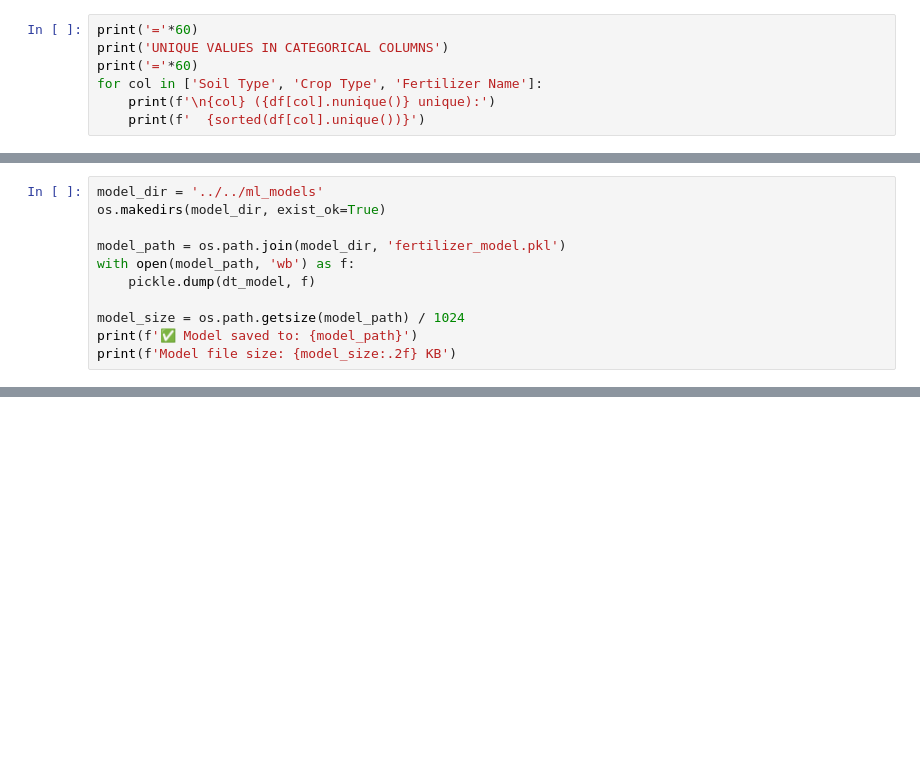
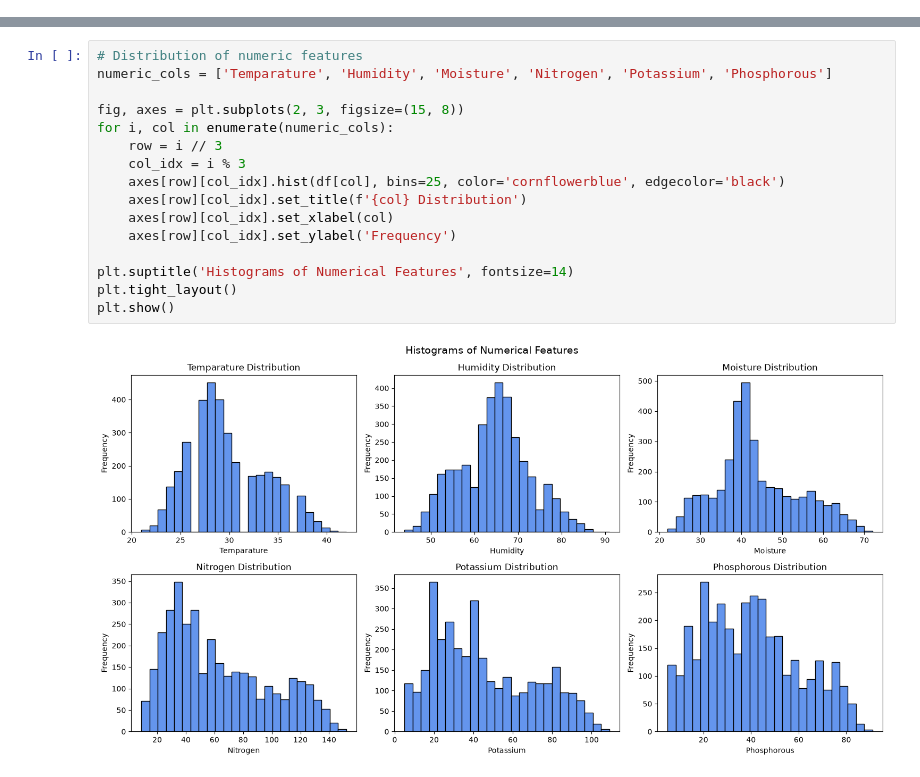
Before and after one commit to ruthwikreddy07/Krishik-AI, a Jupyter notebook: ml_training/fertilizer_recommendation/train_fertilizer_recommendation.ipynb, the cells around one changed output, grey strips where cells are left out. Drawn from its saved outputs; the diff is of its cells as text; blank space fills up the shorter version.

```diff
--- a/ml_training/fertilizer_recommendation/train_fertilizer_recommendation.ipynb
+++ b/ml_training/fertilizer_recommendation/train_fertilizer_recommendation.ipynb
@@ -111,7 +0,0 @@ STATISTICAL SUMMARY (Numerical Features)
-# %%
-print('='*60)
-print('UNIQUE VALUES IN CATEGORICAL COLUMNS')
-print('='*60)
-for col in ['Soil Type', 'Crop Type', 'Fertilizer Name']:
-    print(f'\n{col} ({df[col].nunique()} unique):')
-    print(f'  {sorted(df[col].unique())}')
@@ -490,11 +0,0 @@ plt.show()
-# %%
-model_dir = '../../ml_models'
-os.makedirs(model_dir, exist_ok=True)
-
-model_path = os.path.join(model_dir, 'fertilizer_model.pkl')
-with open(model_path, 'wb') as f:
-    pickle.dump(dt_model, f)
-
-model_size = os.path.getsize(model_path) / 1024
-print(f'✅ Model saved to: {model_path}')
-print(f'Model file size: {model_size:.2f} KB')
@@ -558,0 +120,18 @@ The saved model (`fertilizer_model.pkl`) is used by the FastAPI backend to serve
+# %%
+# Distribution of numeric features
+numeric_cols = ['Temparature', 'Humidity', 'Moisture', 'Nitrogen', 'Potassium', 'Phosphorous']
+
+fig, axes = plt.subplots(2, 3, figsize=(15, 8))
+for i, col in enumerate(numeric_cols):
+    row = i // 3
+    col_idx = i % 3
+    axes[row][col_idx].hist(df[col], bins=25, color='cornflowerblue', edgecolor='black')
+    axes[row][col_idx].set_title(f'{col} Distribution')
+    axes[row][col_idx].set_xlabel(col)
+    axes[row][col_idx].set_ylabel('Frequency')
+
+plt.suptitle('Histograms of Numerical Features', fontsize=14)
+plt.tight_layout()
+plt.show()
+# %% [output]
+[figure, added]
```
Also changed, not shown: parts of 72 cells of this notebook, 46 other files.
